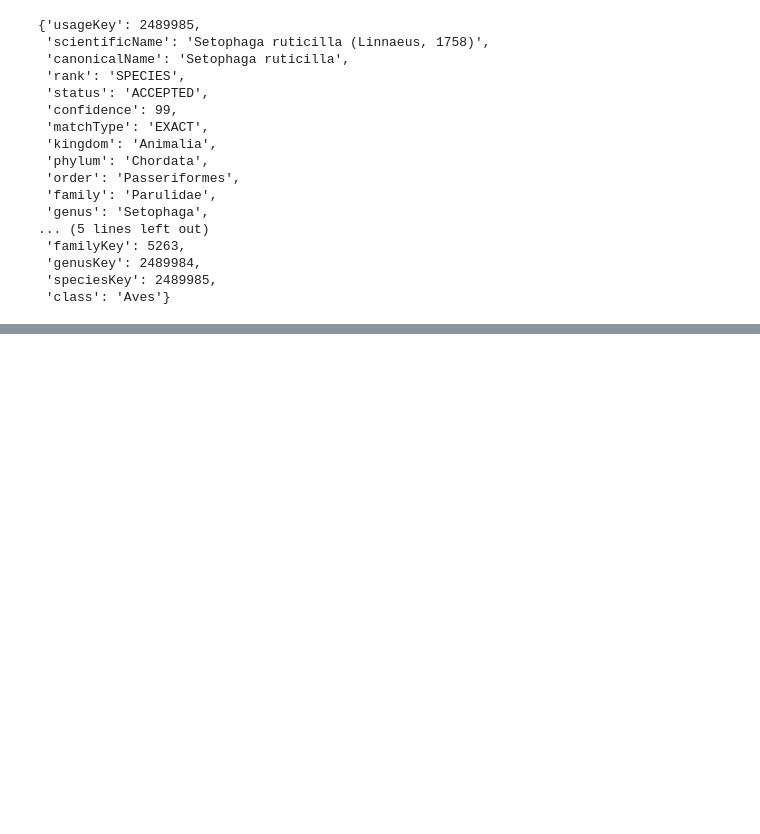
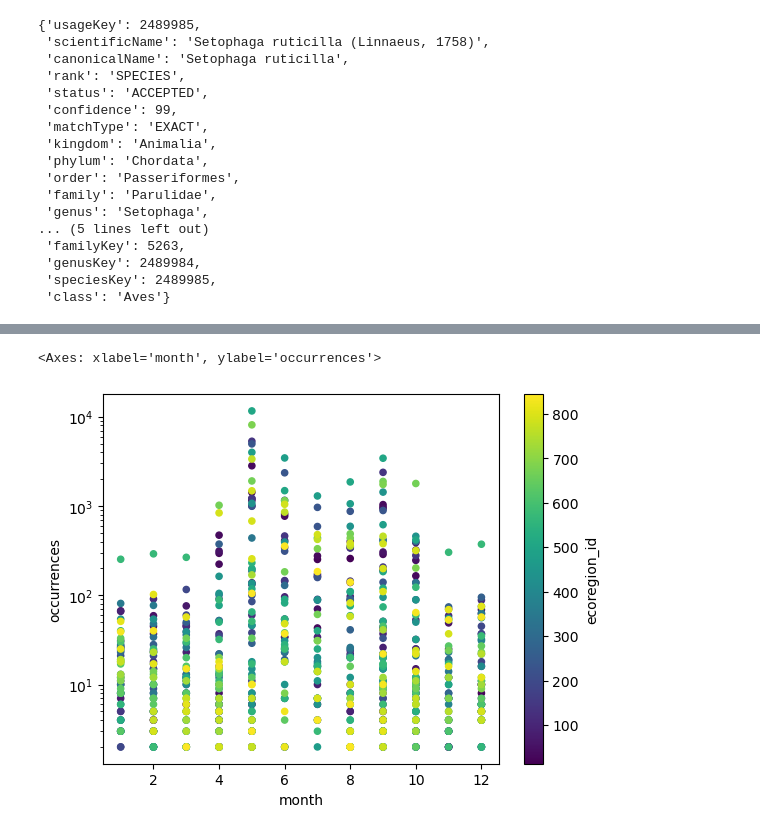
Before and after one commit to maxwarnock/maxwarnock-final-project-1, a Jupyter notebook: notebooks/download-2014.ipynb, the cells around one changed output, grey strips where cells are left out. Saved outputs shown, nothing was run; the diff lists cells and outputs as text; code cells hidden in the pictures; blank space fills up the shorter version.

```diff
--- a/notebooks/download-2014.ipynb
+++ b/notebooks/download-2014.ipynb
@@ -178,0 +394,8 @@ Unzipping GBIF data
+# %%
+# Plotting a scatter with regular "occurrences" by month
+occurrence_df.reset_index().plot.scatter(
+    x='month', y='occurrences', c='ecoregion_id', logy=True
+)
+# %% [output]
+<Axes: xlabel='month', ylabel='occurrences'>
+[figure, added]
```
Also changed, not shown: parts of 16 cells of this notebook, 7 other files.
